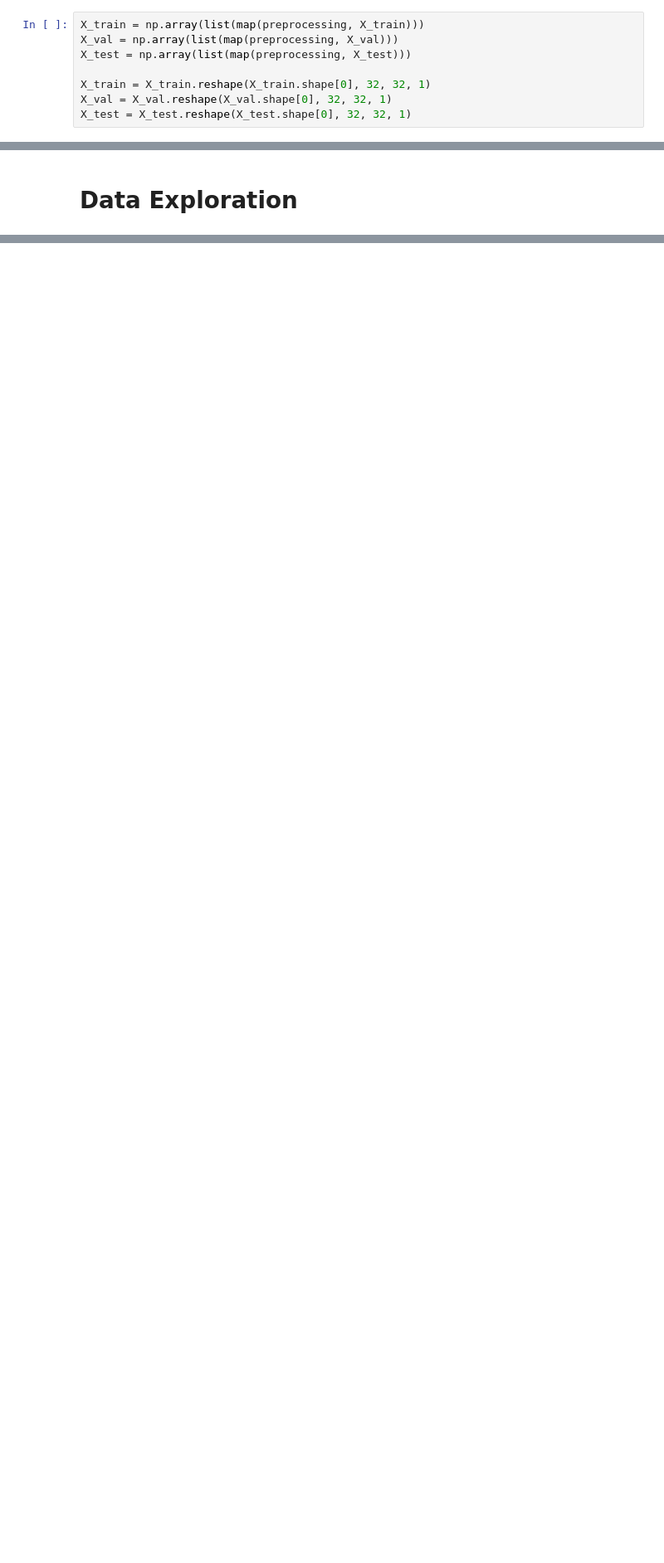
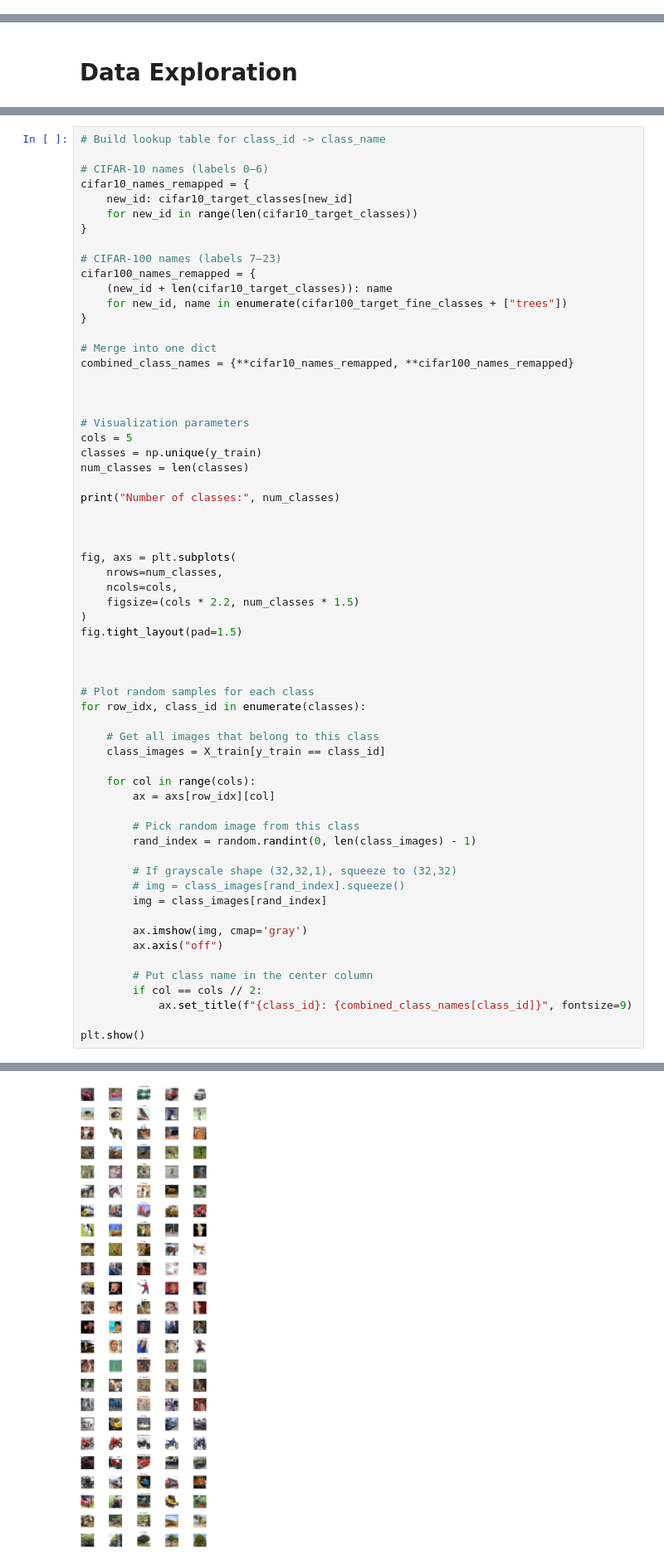
Before and after one commit to milamurphy/ML-Image-Classification, a Jupyter notebook: preprocessing.ipynb, the cells around one changed output, grey strips where cells are left out. Shown at 83% size. Drawn from its saved outputs; the diff is of its cells as text; blank space fills up the shorter version.

```diff
--- a/preprocessing.ipynb
+++ b/preprocessing.ipynb
@@ -402,10 +711,2 @@ plt.show()
 # %% [markdown]
 ### Reshaping
-# %%
-X_train = np.array(list(map(preprocessing, X_train)))
-X_val = np.array(list(map(preprocessing, X_val)))
-X_test = np.array(list(map(preprocessing, X_test)))
-
-X_train = X_train.reshape(X_train.shape[0], 32, 32, 1)
-X_val = X_val.reshape(X_val.shape[0], 32, 32, 1)
-X_test = X_test.reshape(X_test.shape[0], 32, 32, 1)
@@ -466,0 +795,63 @@ plt.show()
+# %%
+# Build lookup table for class_id -> class_name
+
+# CIFAR-10 names (labels 0–6)
+cifar10_names_remapped = {
+    new_id: cifar10_target_classes[new_id]
+    for new_id in range(len(cifar10_target_classes))
+}
+
+# CIFAR-100 names (labels 7–23)
+cifar100_names_remapped = {
+    (new_id + len(cifar10_target_classes)): name
+    for new_id, name in enumerate(cifar100_target_fine_classes + ["trees"])
+}
+
+# Merge into one dict
+combined_class_names = {**cifar10_names_remapped, **cifar100_names_remapped}
+
+
+
+# Visualization parameters
+cols = 5
+classes = np.unique(y_train)
+num_classes = len(classes)
+
+print("Number of classes:", num_classes)
+
+
+
+fig, axs = plt.subplots(
+    nrows=num_classes,
+    ncols=cols,
+    figsize=(cols * 2.2, num_classes * 1.5)
+)
+fig.tight_layout(pad=1.5)
+
+
+
+# Plot random samples for each class
+for row_idx, class_id in enumerate(classes):
+
+    # Get all images that belong to this class
+    class_images = X_train[y_train == class_id]
+
+    for col in range(cols):
+        ax = axs[row_idx][col]
+
+        # Pick random image from this class
+        rand_index = random.randint(0, len(class_images) - 1)
+
+        # If grayscale shape (32,32,1), squeeze to (32,32)
+        # img = class_images[rand_index].squeeze()
+        img = class_images[rand_index]
+
+        ax.imshow(img, cmap='gray')
+        ax.axis("off")
+
+        # Put class name in the center column
+        if col == cols // 2:
+            ax.set_title(f"{class_id}: {combined_class_names[class_id]}", fontsize=9)
+
+plt.show()
+# %% [output]
@@ -466,0 +859 @@ plt.show()
+[figure, added]
```
Also changed, not shown: parts of 73 cells of this notebook, 1 other file.
